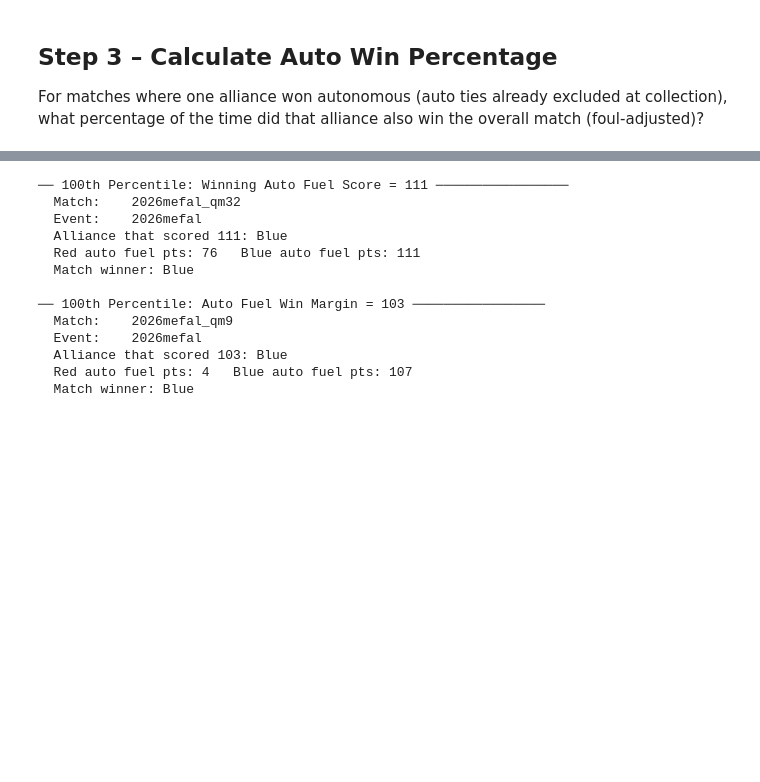
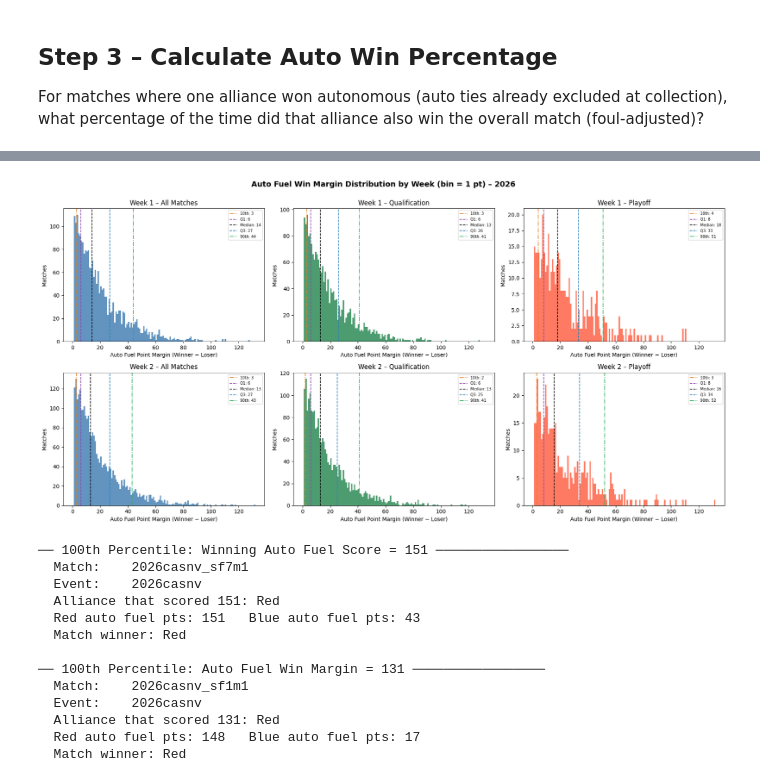
Before and after one commit to dougdliu/frc-2026-lvr-prescouting, a Jupyter notebook: frc_2026_auto_analysis.ipynb, the cells around one changed output, grey strips where cells are left out. Cells and saved outputs as stored; diff of their text form; code cells hidden in the pictures; blank space fills up the shorter version.

```diff
--- a/frc_2026_auto_analysis.ipynb
+++ b/frc_2026_auto_analysis.ipynb
@@ -439,14 +547,42 @@ plt.show()
+# %%
+fig, axes = plt.subplots(n_weeks, 3, figsize=(18, 4.5 * n_weeks), squeeze=False)
+fig.suptitle(f"Auto Fuel Win Margin Distribution by Week (bin = 1 pt) – {CURRENT_YEAR}",
+             fontsize=14, fontweight="bold", y=1.0)
+
+for row_i, w in enumerate(weeks):
+    week_all = decisive[decisive["week"] == w]
+    for col_j, (label, mtype, color) in enumerate(match_subsets):
+        ax = axes[row_i][col_j]
+        data = week_all if mtype is None else week_all[week_all["match_type"] == mtype]
+        if data.empty:
+            ax.set_title(f"{week_labels[w]} – {label} (no data)")
+            ax.set_visible(True)
+            continue
+        ax.hist(data["auto_margin"], bins=bins_margin, color=color, edgecolor="none", alpha=0.85)
+        ax.set_title(f"{week_labels[w]} – {label}")
+        ax.set_xlabel("Auto Fuel Point Margin (Winner − Loser)")
+        ax.set_ylabel("Matches")
+        for pct, lc, ls, lbl in ref_lines:
+            val = np.percentile(data["auto_margin"], pct)
+            ax.axvline(val, color=lc, linestyle=ls, linewidth=1.2, label=f"{lbl}: {val:.0f}")
+        ax.legend(fontsize=7)
+
+plt.tight_layout()
+plt.show()
+# %% [output]
+[figure, added]
 # %%
 def print_100th_percentile_matches(decisive_df, score_col, label):
     max_val = decisive_df[score_col].max()
     matches = decisive_df[decisive_df[score_col] == max_val][
-        ["match_key", "event_key", "red_auto_fuel_points", "blue_auto_fuel_points", "winning_alliance"]
+        ["match_key", "event_key", "week", "red_auto_fuel_points", "blue_auto_fuel_points", "winning_alliance"]
     ].copy()
     print(f"── 100th Percentile: {label} = {max_val:.0f} ─────────────────")
     for _, row in matches.iterrows():
         winning_auto_alliance = "Red" if row["red_auto_fuel_points"] > row["blue_auto_fuel_points"] else "Blue"
         print(f"  Match:    {row['match_key']}")
         print(f"  Event:    {row['event_key']}")
+        print(f"  Week:     {week_labels[row['week']]}")
         print(f"  Alliance that scored {max_val:.0f}: {winning_auto_alliance}")
         print(f"  Red auto fuel pts: {row['red_auto_fuel_points']}   Blue auto fuel pts: {row['blue_auto_fuel_points']}")
         print(f"  Match winner: {row['winning_alliance'].capitalize()}")
@@ -458,16 +594,16 @@ print_100th_percentile_matches(decisive, "winning_auto_score", "Winning Auto Fue
 # 100th percentile – auto fuel win margin
 print_100th_percentile_matches(decisive, "auto_margin", "Auto Fuel Win Margin")
 # %% [output]
-── 100th Percentile: Winning Auto Fuel Score = 111 ─────────────────
-  Match:    2026mefal_qm32
-  Event:    2026mefal
-  Alliance that scored 111: Blue
-  Red auto fuel pts: 76   Blue auto fuel pts: 111
-  Match winner: Blue
+── 100th Percentile: Winning Auto Fuel Score = 151 ─────────────────
+  Match:    2026casnv_sf7m1
+  Event:    2026casnv
+  Alliance that scored 151: Red
+  Red auto fuel pts: 151   Blue auto fuel pts: 43
+  Match winner: Red
 
-── 100th Percentile: Auto Fuel Win Margin = 103 ─────────────────
-  Match:    2026mefal_qm9
-  Event:    2026mefal
-  Alliance that scored 103: Blue
-  Red auto fuel pts: 4   Blue auto fuel pts: 107
-  Match winner: Blue
+── 100th Percentile: Auto Fuel Win Margin = 131 ─────────────────
+  Match:    2026casnv_sf1m1
+  Event:    2026casnv
+  Alliance that scored 131: Red
+  Red auto fuel pts: 148   Blue auto fuel pts: 17
+  Match winner: Red
```
Also changed, not shown: parts of 14 cells of this notebook.
